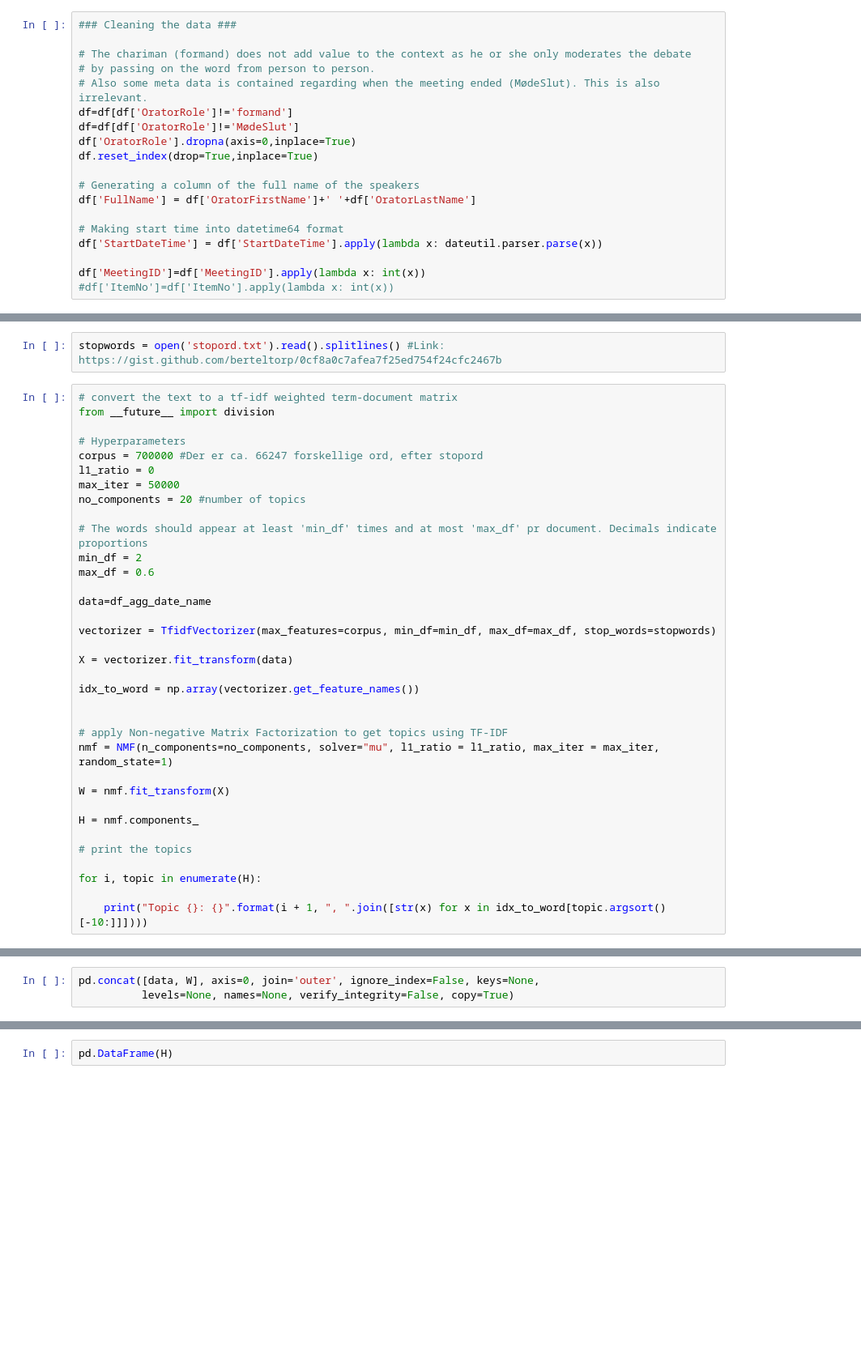
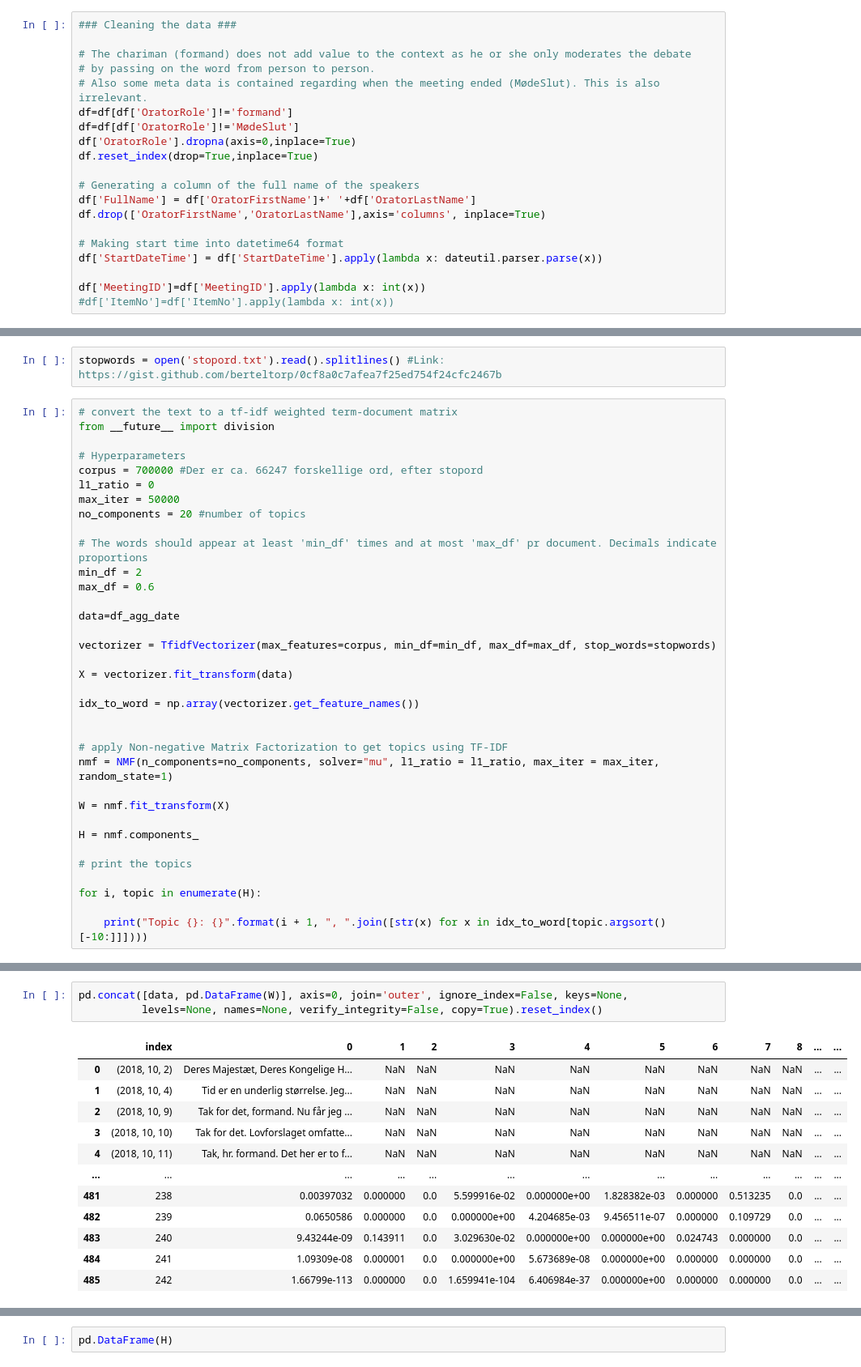
Before and after one commit to 98christianp/politiker, a Jupyter notebook: Folketinget_text.ipynb, the cells around one changed output, grey strips where cells are left out. Shown at 81% size. Saved outputs shown, nothing was run; the diff lists cells and outputs as text; blank space fills up the shorter version.

```diff
--- a/Folketinget_text.ipynb
+++ b/Folketinget_text.ipynb
@@ -374,6 +382,7 @@ df.reset_index(drop=True,inplace=True)
 
 # Generating a column of the full name of the speakers
 df['FullName'] = df['OratorFirstName']+' '+df['OratorLastName']
+df.drop(['OratorFirstName','OratorLastName'],axis='columns', inplace=True)
 
 # Making start time into datetime64 format
 df['StartDateTime'] = df['StartDateTime'].apply(lambda x: dateutil.parser.parse(x))
@@ -434,7 +435,7 @@ no_components = 20 #number of topics
 min_df = 2
 max_df = 0.6
 
-data=df_agg_date_name
+data=df_agg_date
 
 vectorizer = TfidfVectorizer(max_features=corpus, min_df=min_df, max_df=max_df, stop_words=stopwords)
 
@@ -479,3 +514,16 @@ idx_to_word[topic.argsort()[-10:]]
 # %%
-pd.concat([data, W], axis=0, join='outer', ignore_index=False, keys=None,
-          levels=None, names=None, verify_integrity=False, copy=True)
+pd.concat([data, pd.DataFrame(W)], axis=0, join='outer', ignore_index=False, keys=None,
+          levels=None, names=None, verify_integrity=False, copy=True).reset_index()
+# %% [output]
+|  | index | 0 | 1 | 2 | 3 | 4 | 5 | 6 | 7 | 8 | ... | ... |
+| 0 | (2018, 10, 2) | Deres Majestæt, Deres Kongelige H... | NaN | NaN | NaN | NaN | NaN | NaN | NaN | NaN | ... | ... |
+| 1 | (2018, 10, 4) | Tid er en underlig størrelse. Jeg... | NaN | NaN | NaN | NaN | NaN | NaN | NaN | NaN | ... | ... |
+| 2 | (2018, 10, 9) | Tak for det, formand. Nu får jeg ... | NaN | NaN | NaN | NaN | NaN | NaN | NaN | NaN | ... | ... |
+| 3 | (2018, 10, 10) | Tak for det. Lovforslaget omfatte... | NaN | NaN | NaN | NaN | NaN | NaN | NaN | NaN | ... | ... |
+| 4 | (2018, 10, 11) | Tak, hr. formand. Det her er to f... | NaN | NaN | NaN | NaN | NaN | NaN | NaN | NaN | ... | ... |
+| ... | ... | ... | ... | ... | ... | ... | ... | ... | ... | ... | ... | ... |
+| 481 | 238 | 0.00397032 | 0.000000 | 0.0 | 5.599916e-02 | 0.000000e+00 | 1.828382e-03 | 0.000000 | 0.513235 | 0.0 | ... | ... |
+| 482 | 239 | 0.0650586 | 0.000000 | 0.0 | 0.000000e+00 | 4.204685e-03 | 9.456511e-07 | 0.000000 | 0.109729 | 0.0 | ... | ... |
+| 483 | 240 | 9.43244e-09 | 0.143911 | 0.0 | 3.029630e-02 | 0.000000e+00 | 0.000000e+00 | 0.024743 | 0.000000 | 0.0 | ... | ... |
+| 484 | 241 | 1.09309e-08 | 0.000001 | 0.0 | 0.000000e+00 | 5.673689e-08 | 0.000000e+00 | 0.000000 | 0.000000 | 0.0 | ... | ... |
+| 485 | 242 | 1.66799e-113 | 0.000000 | 0.0 | 1.659941e-104 | 6.406984e-37 | 0.000000e+00 | 0.000000 | 0.000000 | 0.0 | ... | ... |
```
Also changed, not shown: parts of 23 cells of this notebook, 1 other file.
